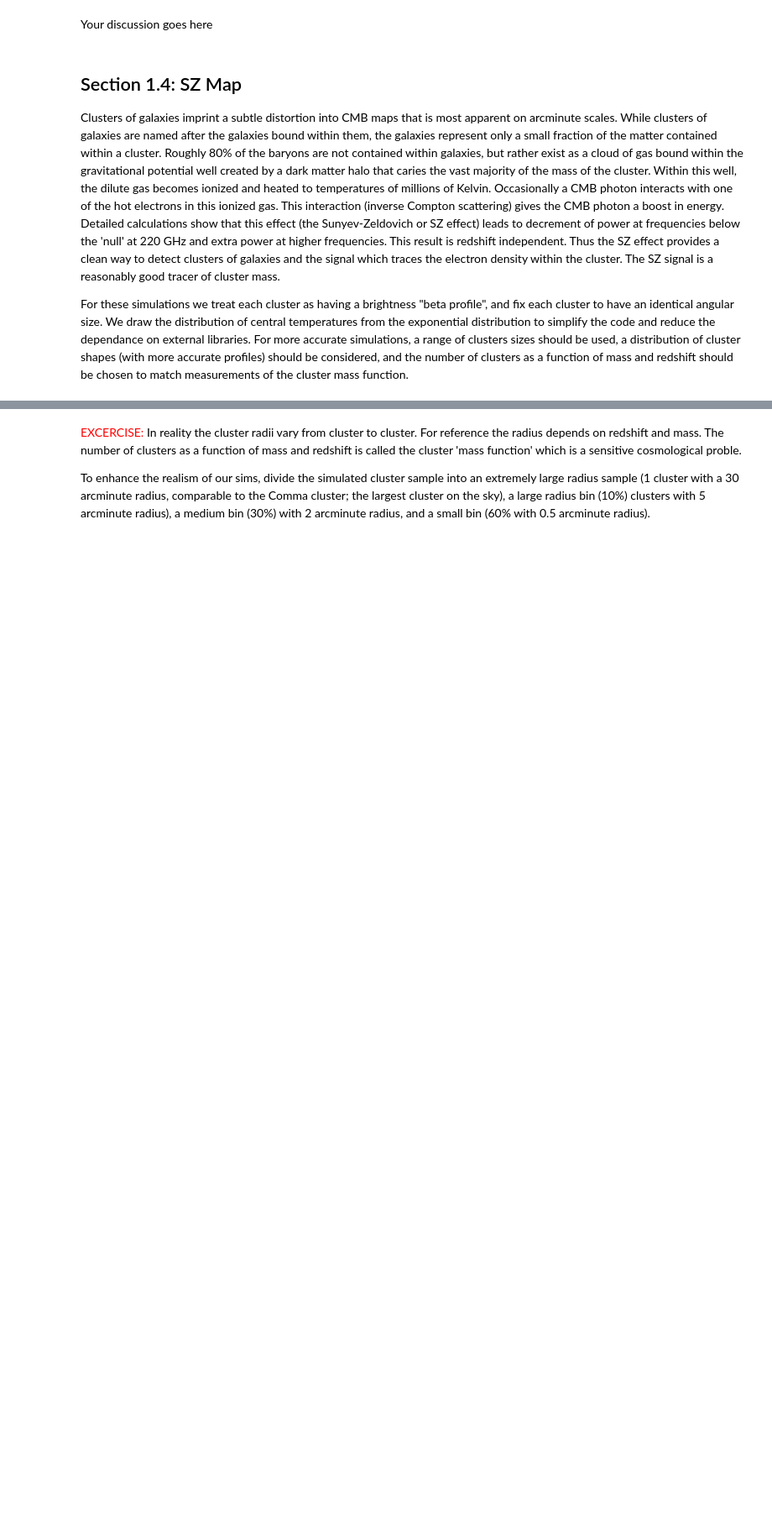
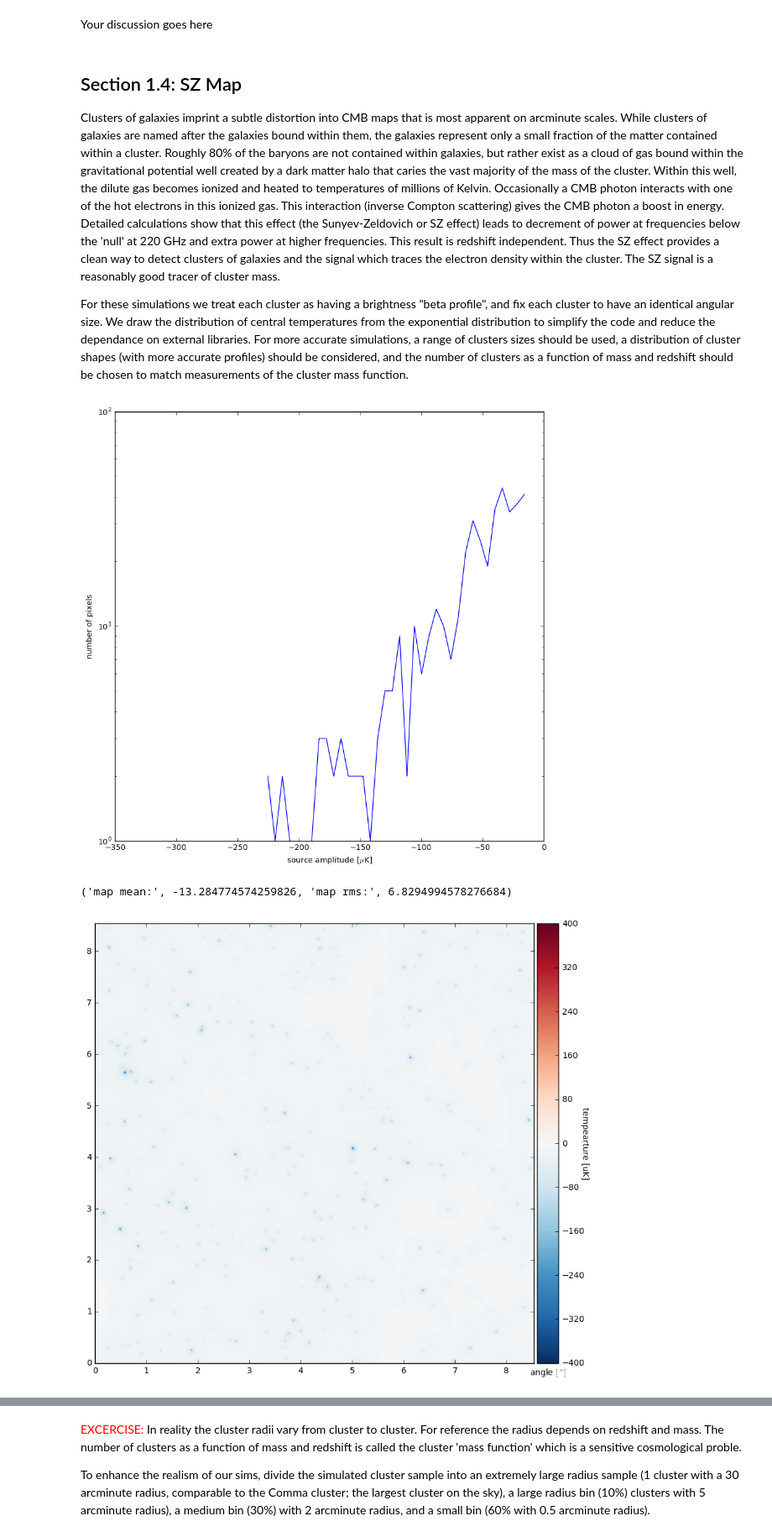
Before and after one commit to cpvargas/CosmoAndes, a Jupyter notebook: MesoAmerican_Workshop_PartTwo.ipynb, the cells around one changed output, grey strips where cells are left out. Shown at 84% size. Saved outputs shown, nothing was run; the diff lists cells and outputs as text; code cells hidden in the pictures; blank space fills up the shorter version.

```diff
--- a/MesoAmerican_Workshop_PartTwo.ipynb
+++ b/MesoAmerican_Workshop_PartTwo.ipynb
@@ -101,8 +103,8 @@ Clusters of galaxies imprint a subtle distortion into CMB maps that is most appa
 For these simulations we treat each cluster as having a brightness "beta profile", and fix each cluster to have an identical angular size.  We draw the distribution of central temperatures from the exponential distribution to simplify the code and reduce the dependance on external libraries.  For more accurate simulations, a range of clusters sizes should be used, a distribution of cluster shapes (with more accurate profiles) should be considered, and the number of clusters as a function of mass and redshift should be chosen to match measurements of the cluster mass function.
 # %%
 ### paramaters to set up the SZ point sources
-Number_of_SZ_Clusters  = 500.
-Mean_Amplitude_of_SZ_Clusters = 50.
+Number_of_SZ_Clusters  = 500
+Mean_Amplitude_of_SZ_Clusters = 50
 SZ_beta = 0.86
 SZ_Theta_core = 1.0
 
@@ -111,10 +113,10 @@ def SZ_source_component(N,pix_size,Number_of_SZ_Clusters,Mean_Amplitude_of_SZ_Cl
     SZMap = np.zeros([N,N])
     SZcat = np.zeros([3,Number_of_SZ_Clusters]) ## catalogue of SZ sources, X, Y, amplitude
     # make a distribution of point sources with varying amplitude
-    i = 0.
+    i = 0
     while (i < Number_of_SZ_Clusters):
-        pix_x = N*np.random.rand()
-        pix_y = N*np.random.rand()
+        pix_x = int(N*np.random.rand())
+        pix_y = int(N*np.random.rand())
         pix_amplitude = np.random.exponential(Mean_Amplitude_of_SZ_Clusters)*(-1.)
         SZcat[0,i] = pix_x
         SZcat[1,i] = pix_y
@@ -134,31 +136,37 @@ def SZ_source_component(N,pix_size,Number_of_SZ_Clusters,Mean_Amplitude_of_SZ_Cl
 
     # convovle the beta function with the point source amplitude to get the SZ map
     FT_beta = np.fft.fft2(np.fft.fftshift(beta))
     FT_SZMap = np.fft.fft2(np.fft.fftshift(SZMap))
     SZMap = np.fft.fftshift(np.real(np.fft.ifft2(FT_beta*FT_SZMap)))
 
     # return the SZ map
     return(SZMap,SZcat)
   ###############################
 
 def beta_function(N,pix_size,SZ_beta,SZ_Theta_core):
   # make a beta function
+
     ones = np.ones(N)
     inds  = (np.arange(N)+.5 - N/2.) * pix_size
     X = np.outer(ones,inds)
     Y = np.transpose(X)
+    # compute the same real-space R function as before for the PS
     R = np.sqrt(X**2. + Y**2.)
 
     beta = (1 + (R/SZ_Theta_core)**2.)**((1-3.*SZ_beta)/2.)
 
     # return the beta function map
     return(beta)
   ###############################
 
 ## make a point source map
 
 SZMap,SZCat = SZ_source_component(N,pix_size,Number_of_SZ_Clusters,Mean_Amplitude_of_SZ_Clusters,SZ_beta,SZ_Theta_core,True)
 
 
 p=Plot_CMB_Map(SZMap,c_min,c_max,X_width,Y_width)
+# %% [output]
+[figure, added]
+('map mean:', -13.284774574259826, 'map rms:', 6.8294994578276684)
+[figure, added]
 # %% [markdown]
```
Also changed, not shown: parts of 3 cells of this notebook, 5 other files.
